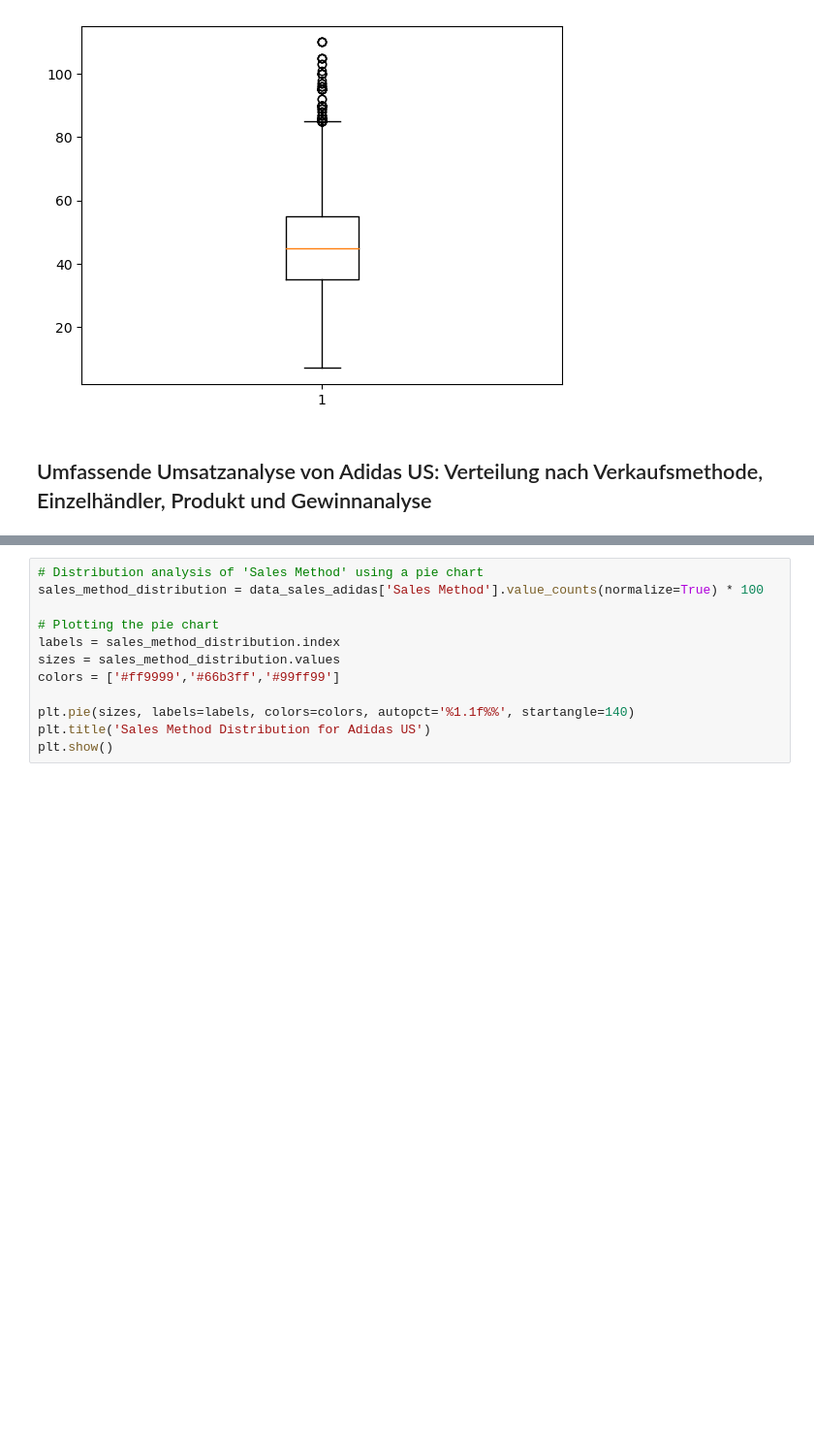
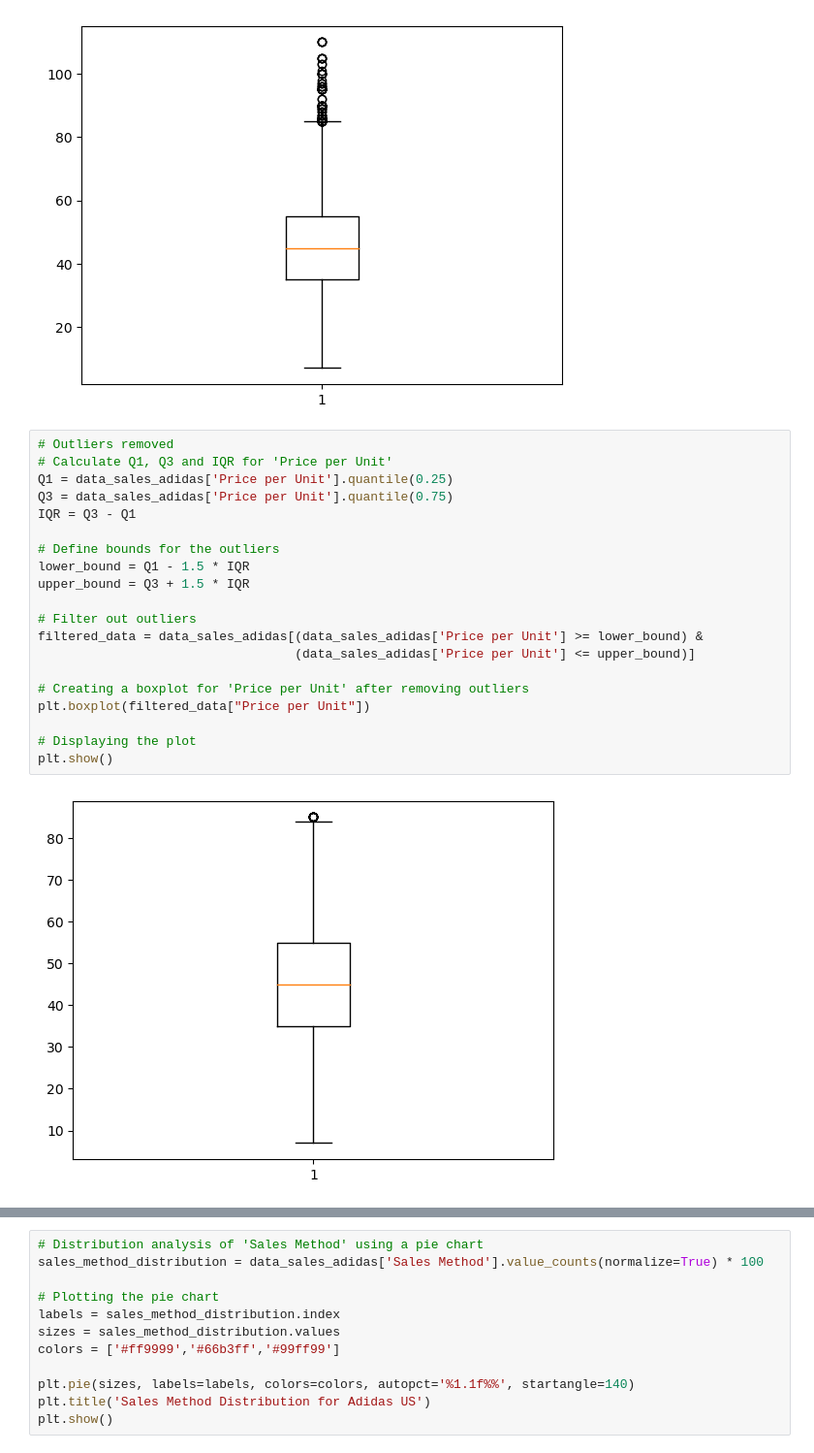
Before and after one commit to Maurice73-Tech/Adidas-Data-Analysis, a Jupyter notebook: Python Analysis.ipynb, the cells around one changed output, grey strips where cells are left out. Shown at 97% size. Drawn from its saved outputs; the diff is of its cells as text; blank space fills up the shorter version.

```diff
--- a/Python Analysis.ipynb
+++ b/Python Analysis.ipynb
@@ -378,5 +394,25 @@ plt.boxplot(numeric_data["Price per Unit"])
 plt.show()
 # %% [output]
 [figure]
-# %% [markdown]
-## Umfassende Umsatzanalyse von Adidas US: Verteilung nach Verkaufsmethode, Einzelhändler, Produkt und Gewinnanalyse
+# %%
+# Outliers removed
+# Calculate Q1, Q3 and IQR for 'Price per Unit'
+Q1 = data_sales_adidas['Price per Unit'].quantile(0.25)
+Q3 = data_sales_adidas['Price per Unit'].quantile(0.75)
+IQR = Q3 - Q1
+
+# Define bounds for the outliers
+lower_bound = Q1 - 1.5 * IQR
+upper_bound = Q3 + 1.5 * IQR
+
+# Filter out outliers
+filtered_data = data_sales_adidas[(data_sales_adidas['Price per Unit'] >= lower_bound) &
+                                  (data_sales_adidas['Price per Unit'] <= upper_bound)]
+
+# Creating a boxplot for 'Price per Unit' after removing outliers
+plt.boxplot(filtered_data["Price per Unit"])
+
+# Displaying the plot
+plt.show()
+# %% [output]
+[figure, added]
```
Also changed, not shown: parts of 51 cells of this notebook.
